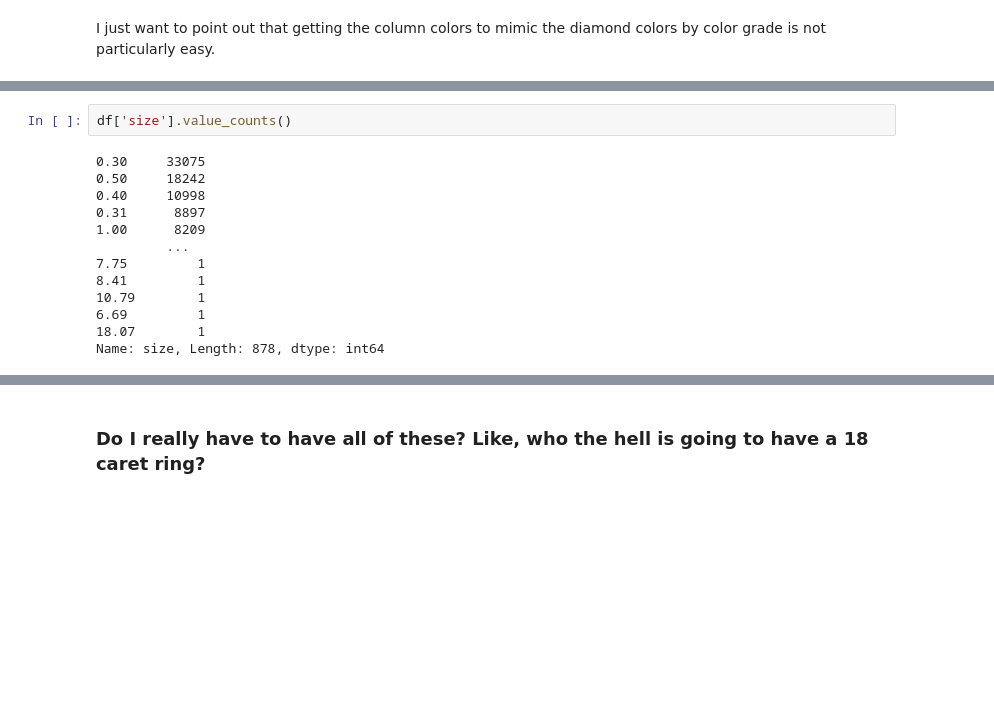
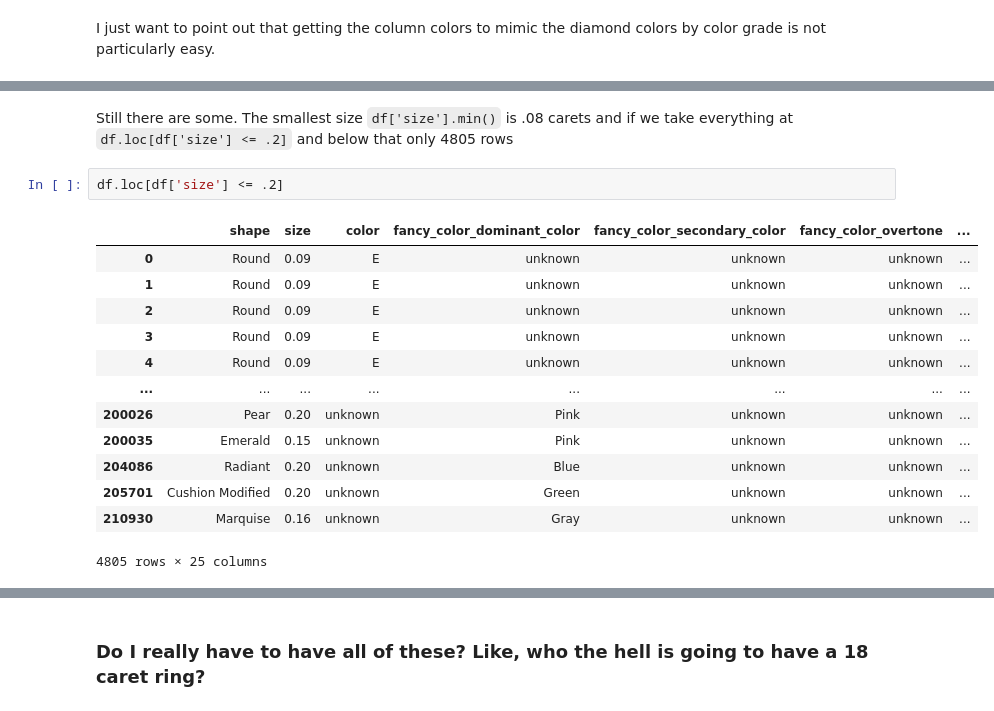
Before and after one commit to Little-PyProjects/Bees, a Jupyter notebook: Diamonds/notebook/EDA.ipynb, the cells around one changed output, grey strips where cells are left out. Drawn from its saved outputs; the diff is of its cells as text; blank space fills up the shorter version.

```diff
--- a/Diamonds/notebook/EDA.ipynb
+++ b/Diamonds/notebook/EDA.ipynb
@@ -150,15 +191,18 @@ sns.displot(data=df, x="size", kde=True, aspect=1.5)
+# %% [markdown]
+Still there are some. The smallest size `df['size'].min()` is .08 carets and if we take everything at `df.loc[df['size'] <= .2]` and below that only 4805 rows
 # %%
-df['size'].value_counts()
+df.loc[df['size'] <= .2]
 # %% [output]
+|  | shape | size | color | fancy_color_dominant_color | fancy_color_secondary_color | fancy_color_overtone | ... |
+| 0 | Round | 0.09 | E | unknown | unknown | unknown | ... |
+| 1 | Round | 0.09 | E | unknown | unknown | unknown | ... |
+| 2 | Round | 0.09 | E | unknown | unknown | unknown | ... |
+| 3 | Round | 0.09 | E | unknown | unknown | unknown | ... |
+| 4 | Round | 0.09 | E | unknown | unknown | unknown | ... |
+| ... | ... | ... | ... | ... | ... | ... | ... |
+| 200026 | Pear | 0.20 | unknown | Pink | unknown | unknown | ... |
+| 200035 | Emerald | 0.15 | unknown | Pink | unknown | unknown | ... |
+| 204086 | Radiant | 0.20 | unknown | Blue | unknown | unknown | ... |
+| 205701 | Cushion Modified | 0.20 | unknown | Green | unknown | unknown | ... |
+| 210930 | Marquise | 0.16 | unknown | Gray | unknown | unknown | ... |
-0.30     33075
-0.50     18242
-0.40     10998
-0.31      8897
-1.00      8209
-         ...
-7.75         1
-8.41         1
-10.79        1
-6.69         1
-18.07        1
-Name: size, Length: 878, dtype: int64
+4805 rows × 25 columns
```
Also changed, not shown: parts of 28 cells of this notebook.
